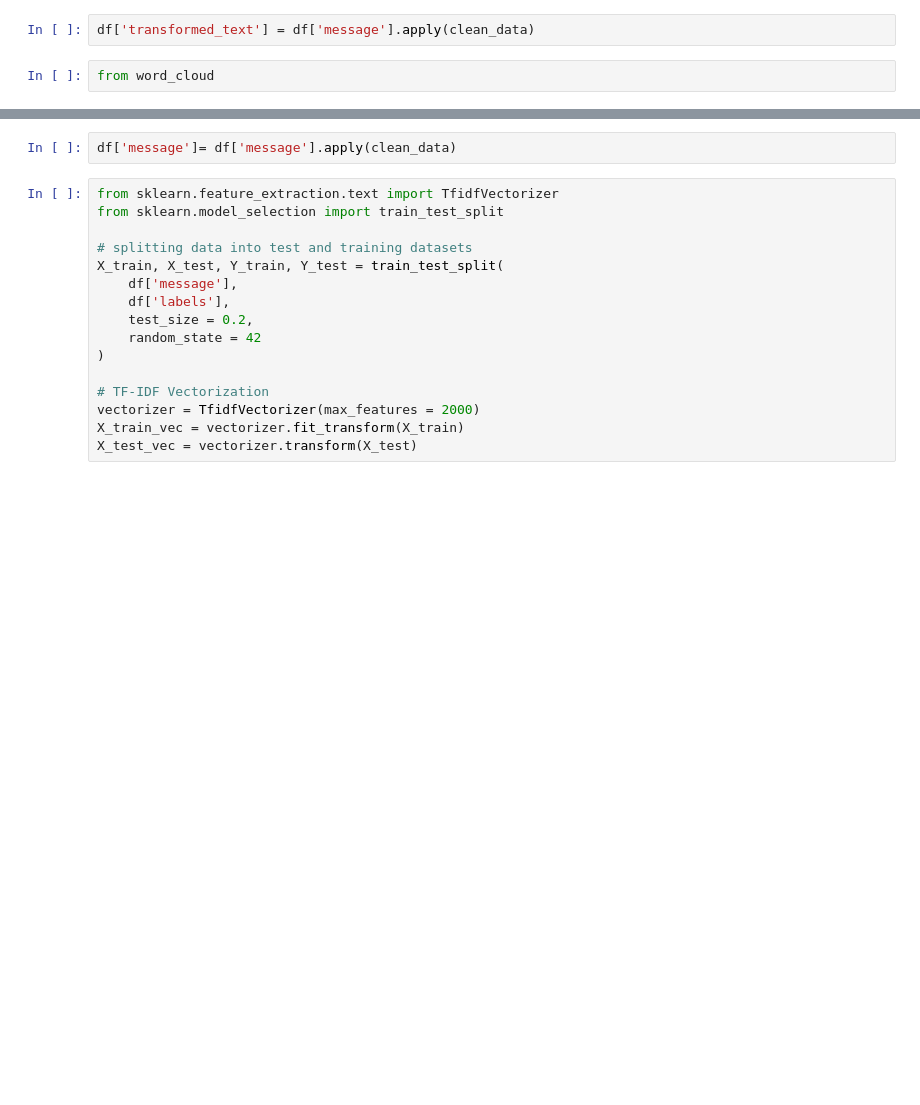
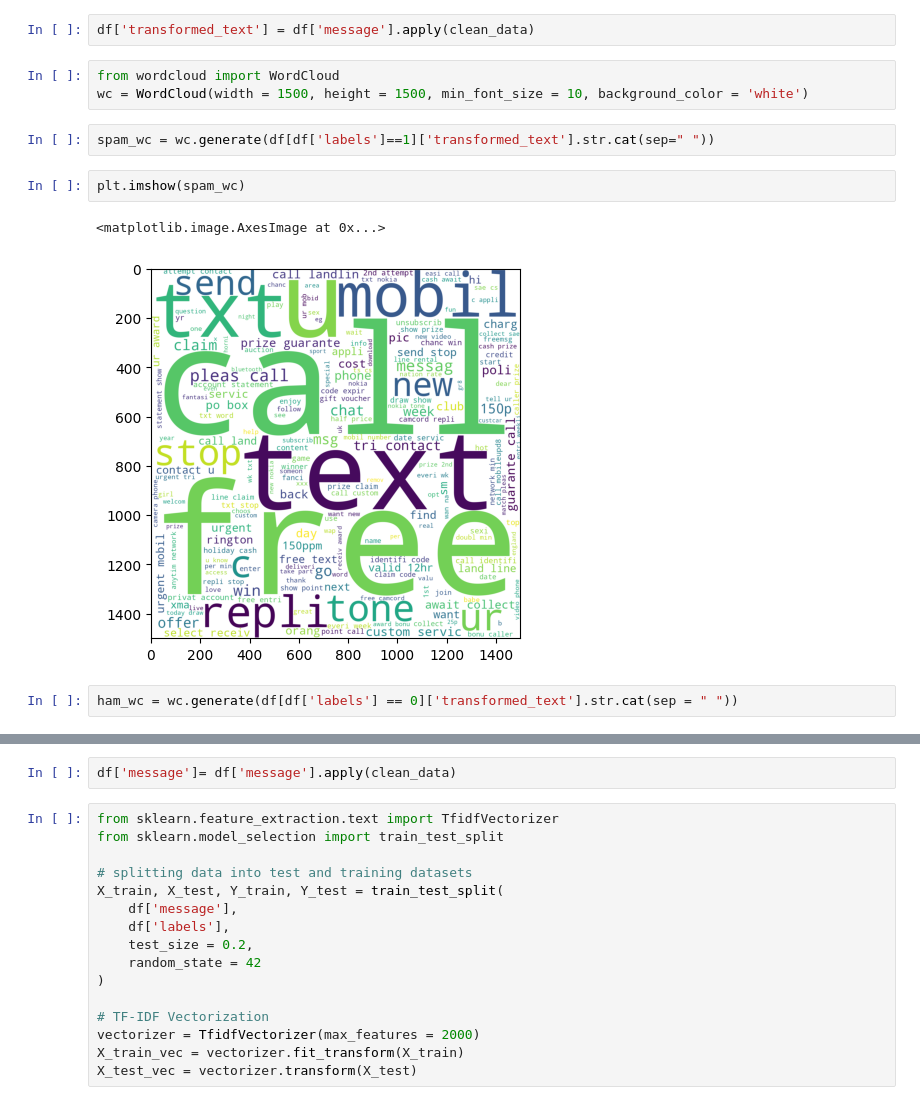
Before and after one commit to hhustlerr/spam_detection, a Jupyter notebook: spam SMS detection.ipynb, the cells around one changed output, grey strips where cells are left out. Saved outputs shown, nothing was run; the diff lists cells and outputs as text; blank space fills up the shorter version.

```diff
--- a/spam SMS detection.ipynb
+++ b/spam SMS detection.ipynb
@@ -188,4 +188,14 @@ clean_data('Go until jurong point, crazy.. Available only in bugis n great world
 # %%
 df['transformed_text'] = df['message'].apply(clean_data)
 # %%
-from word_cloud
+from wordcloud import WordCloud
+wc = WordCloud(width = 1500, height = 1500, min_font_size = 10, background_color = 'white')
+# %%
+spam_wc = wc.generate(df[df['labels']==1]['transformed_text'].str.cat(sep=" "))
+# %%
+plt.imshow(spam_wc)
+# %% [output]
+<matplotlib.image.AxesImage at 0x...>
+[figure, added]
+# %%
+ham_wc = wc.generate(df[df['labels'] == 0]['transformed_text'].str.cat(sep = " "))
```
Also changed, not shown: parts of 11 cells of this notebook.
